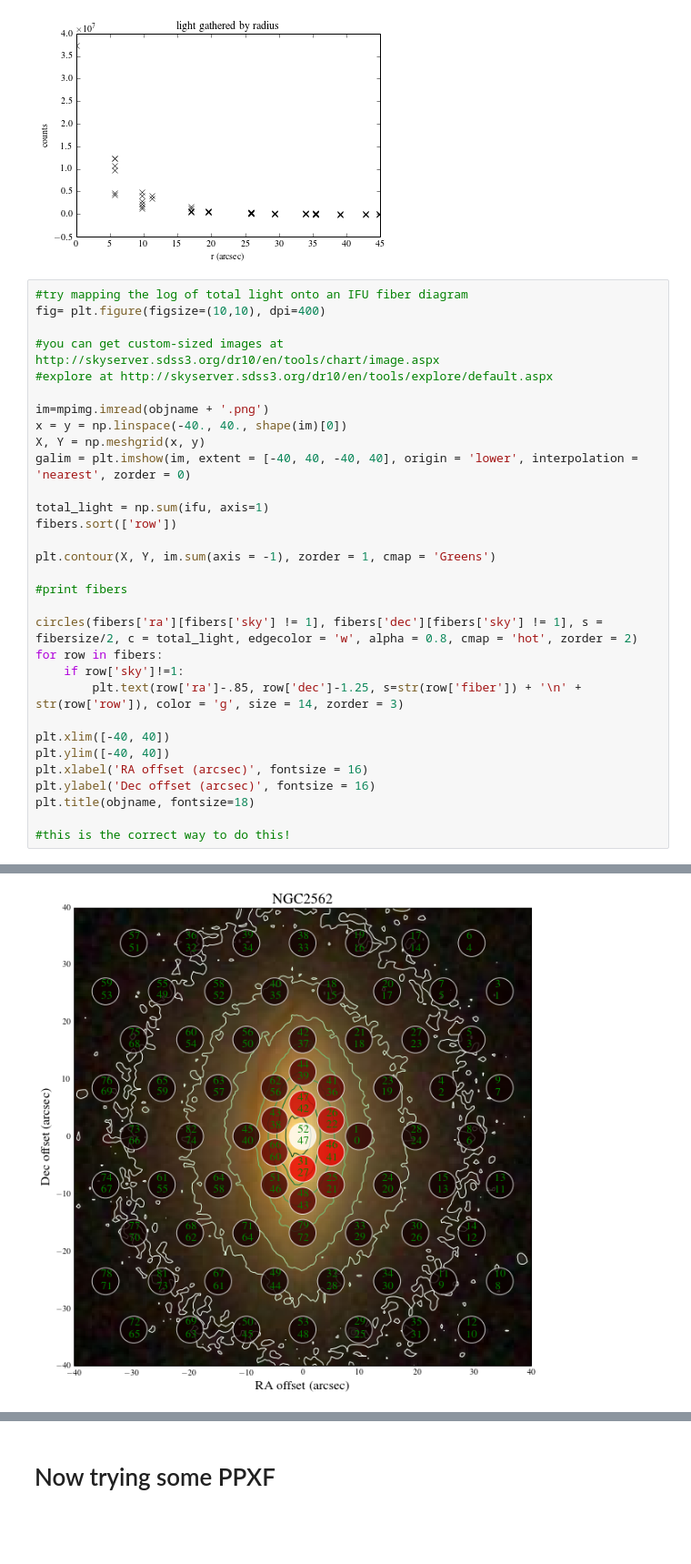
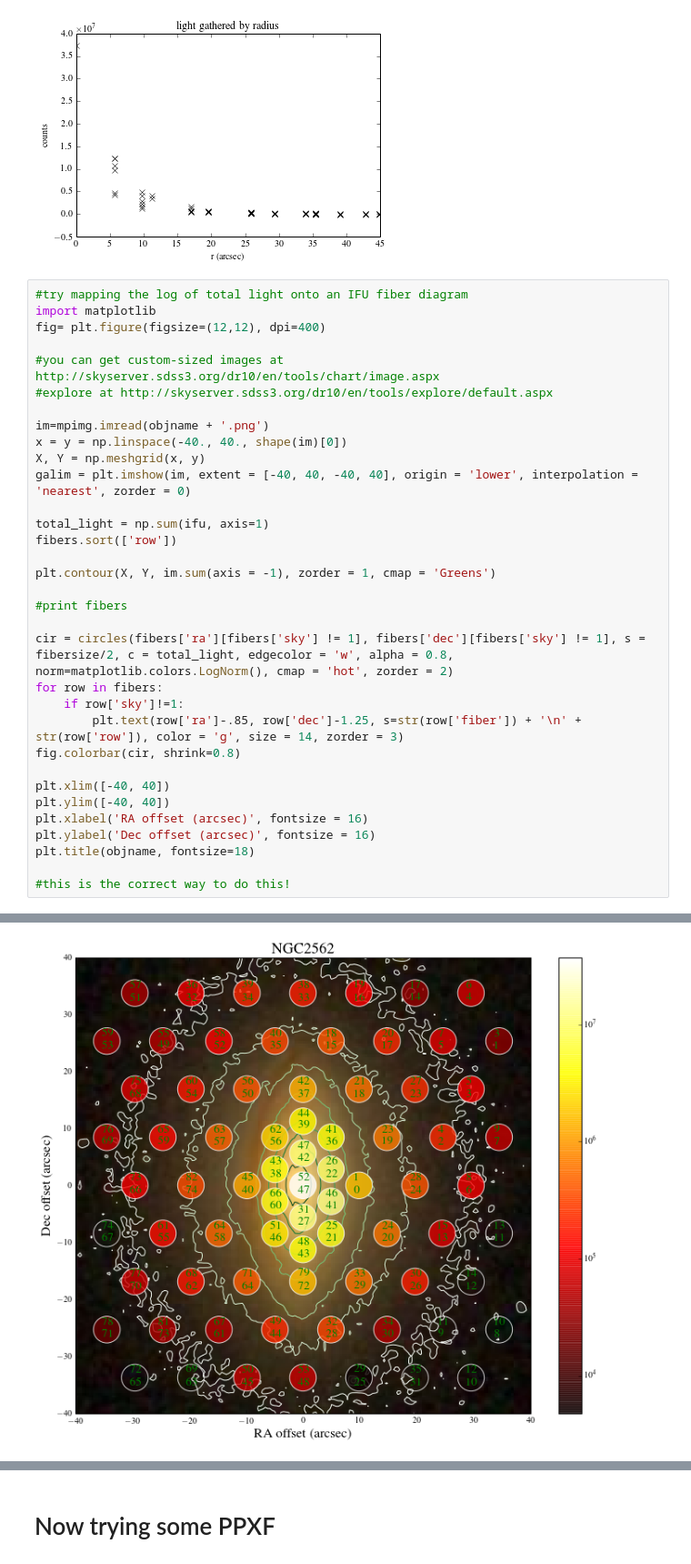
Before and after one commit to zpace/SparsePak-SFH, a Jupyter notebook: spectra_NGC2562.ipynb, the cells around one changed output, grey strips where cells are left out. Shown at 91% size. Cells and saved outputs as stored; diff of their text form; blank space fills up the shorter version.

```diff
--- a/spectra_NGC2562.ipynb
+++ b/spectra_NGC2562.ipynb
@@ -318,35 +318,37 @@ plt.show()
 [figure]
 # %%
 #try mapping the log of total light onto an IFU fiber diagram
-fig= plt.figure(figsize=(10,10), dpi=400)
+import matplotlib
+fig= plt.figure(figsize=(12,12), dpi=400)
 
 #you can get custom-sized images at http://skyserver.sdss3.org/dr10/en/tools/chart/image.aspx
 #explore at http://skyserver.sdss3.org/dr10/en/tools/explore/default.aspx
 
 im=mpimg.imread(objname + '.png')
 x = y = np.linspace(-40., 40., shape(im)[0])
 X, Y = np.meshgrid(x, y)
 galim = plt.imshow(im, extent = [-40, 40, -40, 40], origin = 'lower', interpolation = 'nearest', zorder = 0)
 
 total_light = np.sum(ifu, axis=1)
 fibers.sort(['row'])
 
 plt.contour(X, Y, im.sum(axis = -1), zorder = 1, cmap = 'Greens')
 
 #print fibers
 
-circles(fibers['ra'][fibers['sky'] != 1], fibers['dec'][fibers['sky'] != 1], s = fibersize/2, c = total_light, edgecolor = 'w', alpha = 0.8, cmap = 'hot', zorder = 2)
+cir = circles(fibers['ra'][fibers['sky'] != 1], fibers['dec'][fibers['sky'] != 1], s = fibersize/2, c = total_light, edgecolor = 'w', alpha = 0.8, norm=matplotlib.colors.LogNorm(), cmap = 'hot', zorder = 2)
 for row in fibers:
     if row['sky']!=1:
         plt.text(row['ra']-.85, row['dec']-1.25, s=str(row['fiber']) + '\n' + str(row['row']), color = 'g', size = 14, zorder = 3)
+fig.colorbar(cir, shrink=0.8)
 
 plt.xlim([-40, 40])
 plt.ylim([-40, 40])
 plt.xlabel('RA offset (arcsec)', fontsize = 16)
 plt.ylabel('Dec offset (arcsec)', fontsize = 16)
 plt.title(objname, fontsize=18)
 
 #this is the correct way to do this!
 # %% [output]
 <matplotlib.text.Text at 0x...>
-[figure, old version]
+[figure, new version]
```
Also changed, not shown: parts of 1 cell of this notebook, 1 other file.
